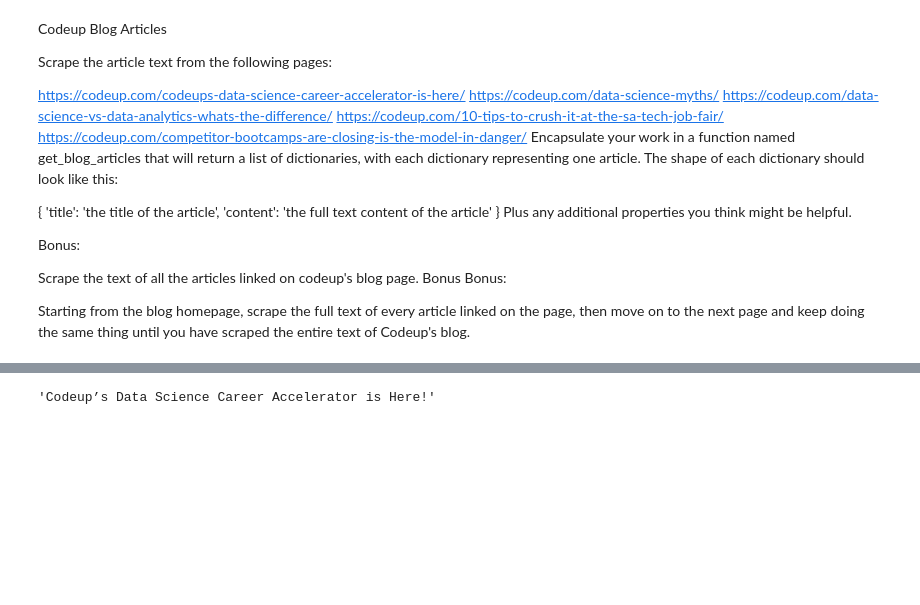
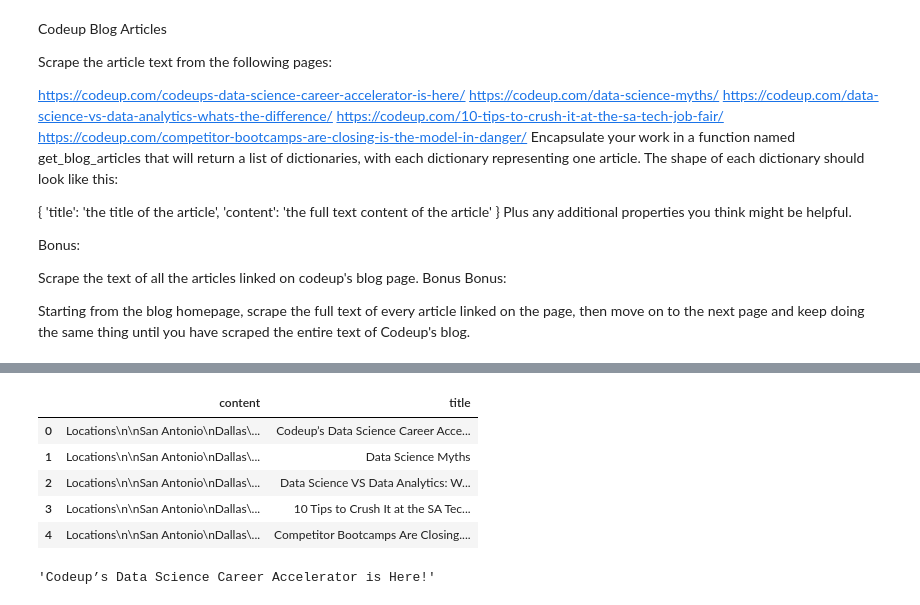
Before and after one commit to Jacqueline-A-Shay/ds-methodologies-exercises, a Jupyter notebook: NLP/acquire_codeup_blog.ipynb, the cells around one changed output, grey strips where cells are left out. Saved outputs shown, nothing was run; the diff lists cells and outputs as text; code cells hidden in the pictures; blank space fills up the shorter version.

```diff
--- a/NLP/acquire_codeup_blog.ipynb
+++ b/NLP/acquire_codeup_blog.ipynb
@@ -56,3 +73,12 @@ The code that caused this warning is on line 7 of the file /Users/lonilanistea/D
+# %%
+pd.DataFrame(output)
+# %% [output]
+|  | content | title |
+| 0 | Locations\n\nSan Antonio\nDallas\... | Codeup’s Data Science Career Acce... |
+| 1 | Locations\n\nSan Antonio\nDallas\... | Data Science Myths |
+| 2 | Locations\n\nSan Antonio\nDallas\... | Data Science VS Data Analytics: W... |
+| 3 | Locations\n\nSan Antonio\nDallas\... | 10 Tips to Crush It at the SA Tec... |
+| 4 | Locations\n\nSan Antonio\nDallas\... | Competitor Bootcamps Are Closing.... |
 # %%
 title = soup.select("#mk-page-introduce > div > h1")[0].get_text()
 # %%
```
Also changed, not shown: parts of 11 cells of this notebook, 8 other files.
